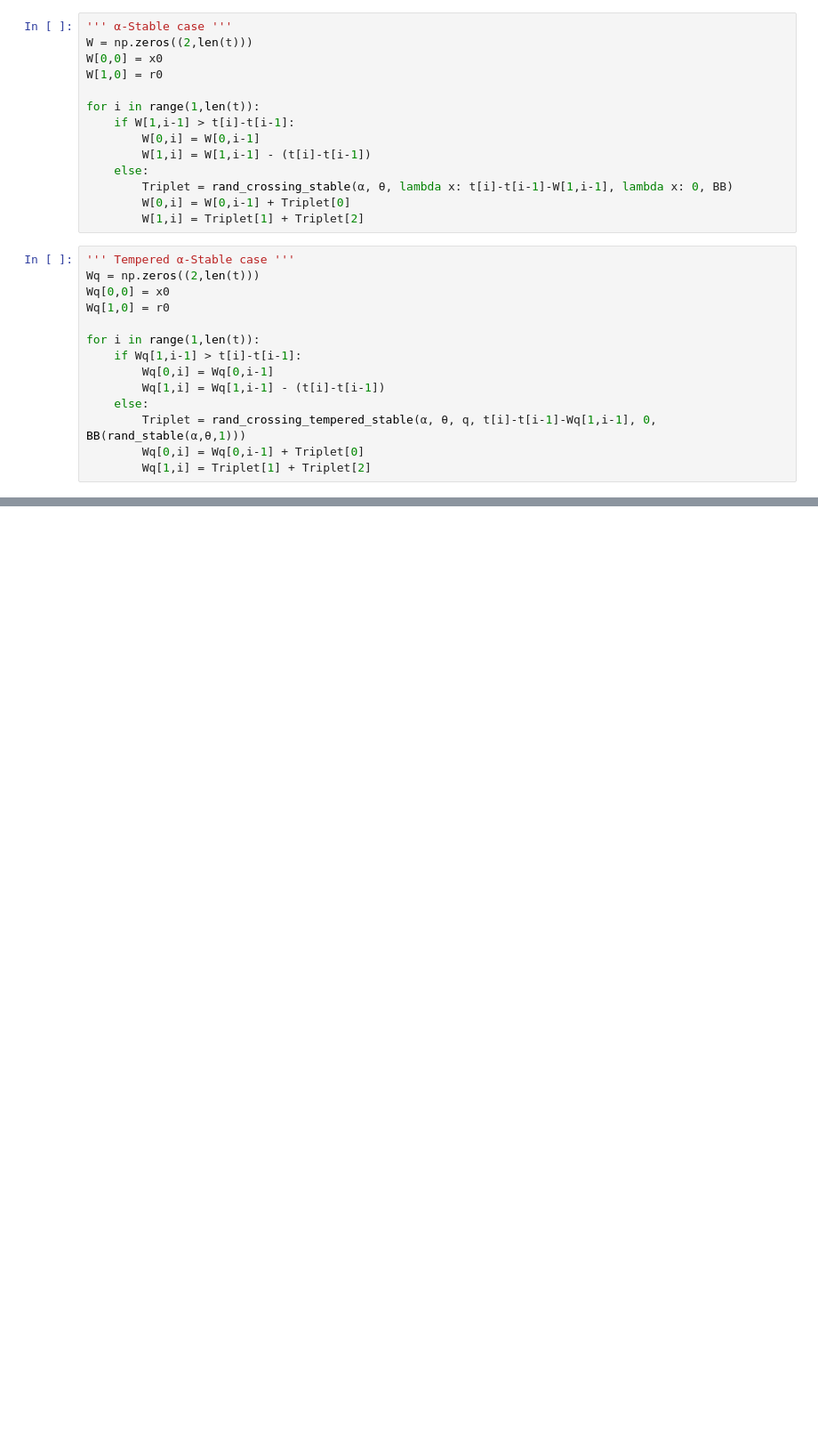
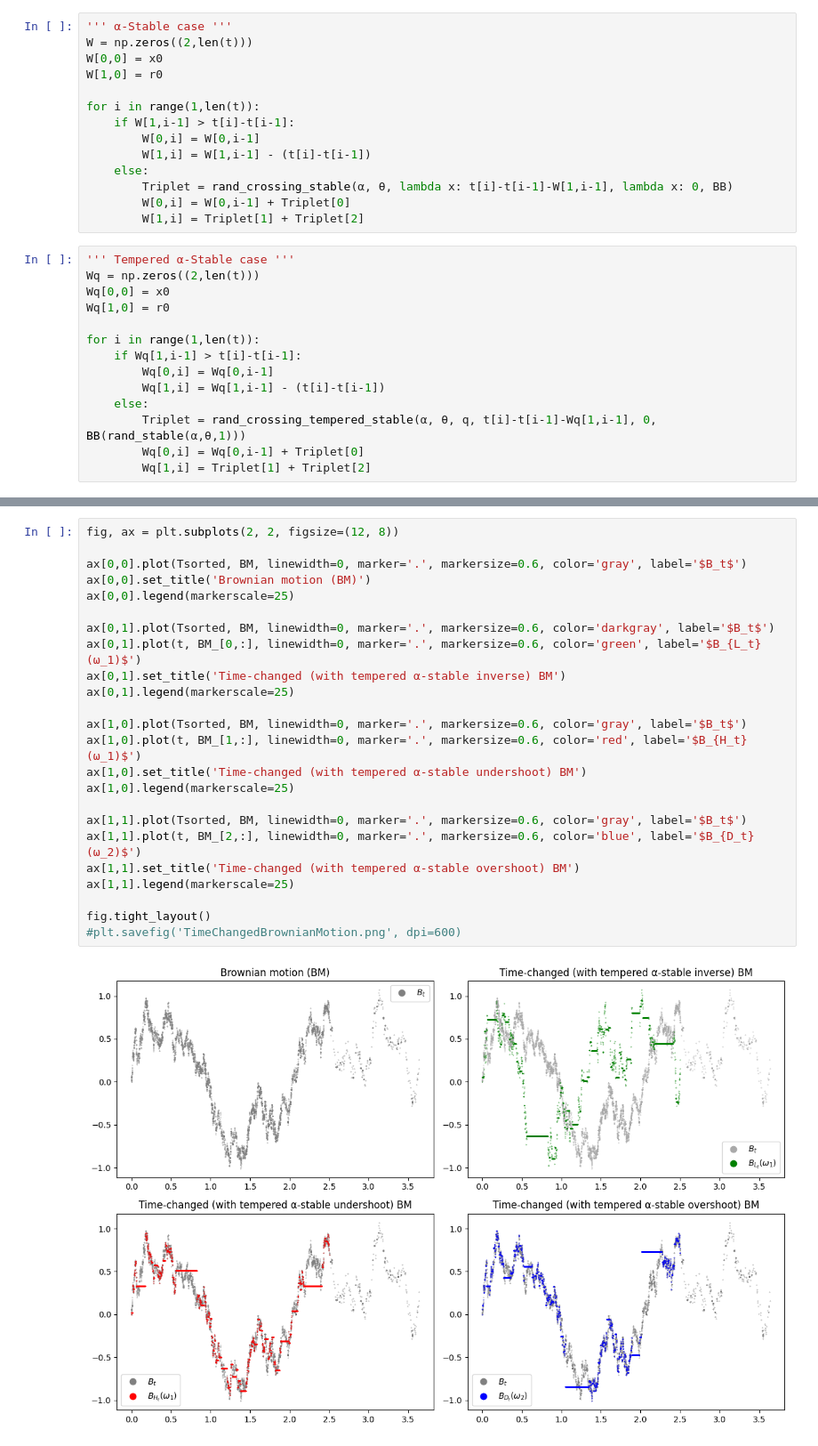
Before and after one commit to DaEdCeGi/Exact-paths-for-inverse-subordinator-and-their-associate-undershoot-and-overshoot-processes, a Jupyter notebook: PathsExample.ipynb, the cells around one changed output, grey strips where cells are left out. Shown: that part at 89% size. Saved outputs shown, nothing was run; the diff lists cells and outputs as text; blank space fills up the shorter version.

```diff
--- a/PathsExample.ipynb
+++ b/PathsExample.ipynb
@@ -158,0 +181,26 @@ fig.tight_layout()
+# %%
+fig, ax = plt.subplots(2, 2, figsize=(12, 8))
+
+ax[0,0].plot(Tsorted, BM, linewidth=0, marker='.', markersize=0.6, color='gray', label='$B_t$')
+ax[0,0].set_title('Brownian motion (BM)')
+ax[0,0].legend(markerscale=25)
+
+ax[0,1].plot(Tsorted, BM, linewidth=0, marker='.', markersize=0.6, color='darkgray', label='$B_t$')
+ax[0,1].plot(t, BM_[0,:], linewidth=0, marker='.', markersize=0.6, color='green', label='$B_{L_t}(ω_1)$')
+ax[0,1].set_title('Time-changed (with tempered α-stable inverse) BM')
+ax[0,1].legend(markerscale=25)
+
+ax[1,0].plot(Tsorted, BM, linewidth=0, marker='.', markersize=0.6, color='gray', label='$B_t$')
+ax[1,0].plot(t, BM_[1,:], linewidth=0, marker='.', markersize=0.6, color='red', label='$B_{H_t}(ω_1)$')
+ax[1,0].set_title('Time-changed (with tempered α-stable undershoot) BM')
+ax[1,0].legend(markerscale=25)
+
+ax[1,1].plot(Tsorted, BM, linewidth=0, marker='.', markersize=0.6, color='gray', label='$B_t$')
+ax[1,1].plot(t, BM_[2,:], linewidth=0, marker='.', markersize=0.6, color='blue', label='$B_{D_t}(ω_2)$')
+ax[1,1].set_title('Time-changed (with tempered α-stable overshoot) BM')
+ax[1,1].legend(markerscale=25)
+
+fig.tight_layout()
+#plt.savefig('TimeChangedBrownianMotion.png', dpi=600)
+# %% [output]
+[figure, added]
```
Also changed, not shown: parts of 4 cells of this notebook.
